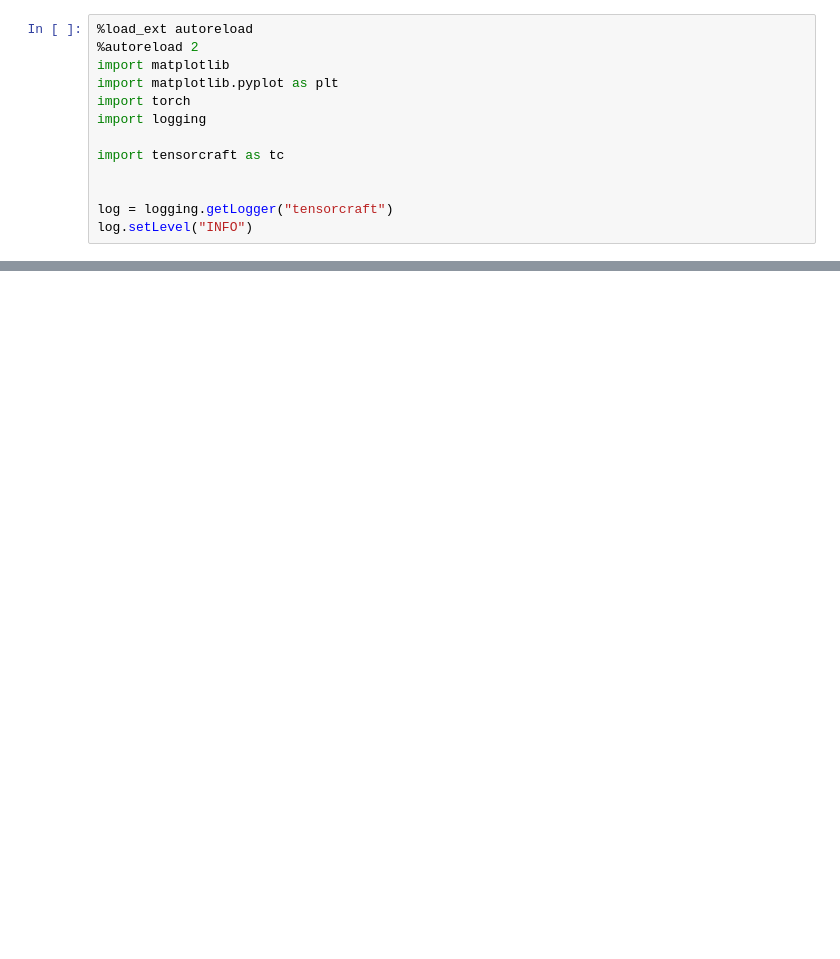
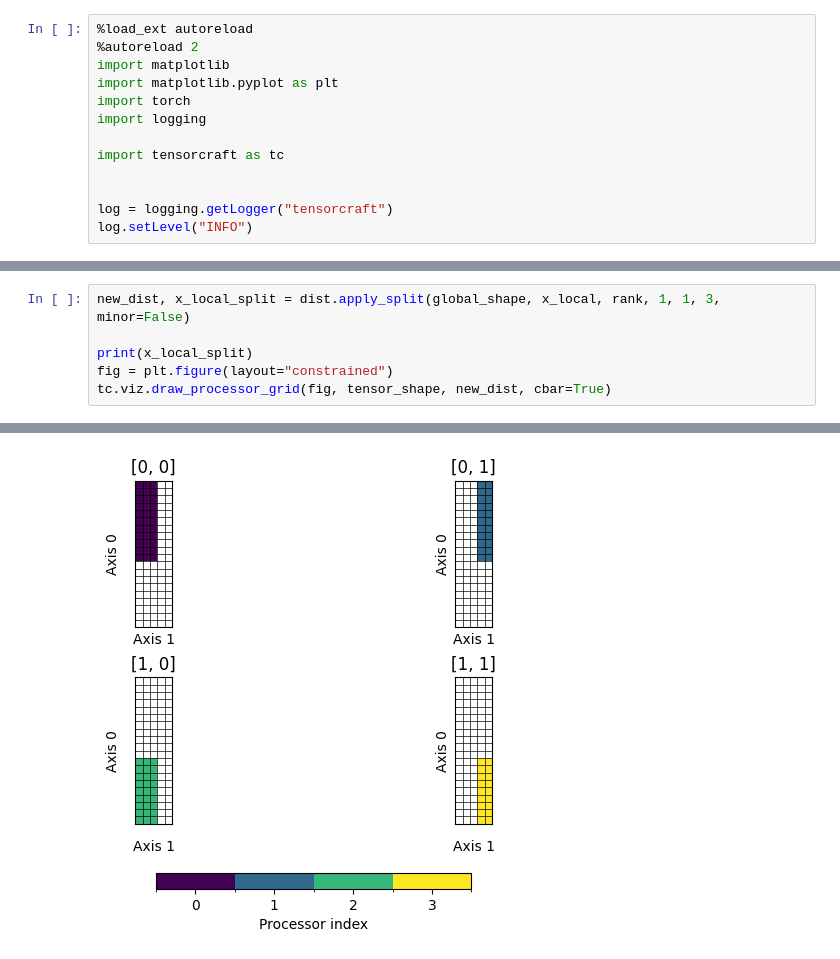
Before and after one commit to Helmholtz-AI-Energy/tensorcraft, a Jupyter notebook: notebooks/mpi/mad_mpi.ipynb, the cells around one changed output, grey strips where cells are left out. Cells and saved outputs as stored; diff of their text form; blank space fills up the shorter version.

```diff
--- a/notebooks/mpi/mad_mpi.ipynb
+++ b/notebooks/mpi/mad_mpi.ipynb
@@ -45,0 +48,7 @@ tensor([[ 0,  1,  4],
+# %%
+new_dist, x_local_split = dist.apply_split(global_shape, x_local, rank, 1, 1, 3, minor=False)
+
+print(x_local_split)
+fig = plt.figure(layout="constrained")
+tc.viz.draw_processor_grid(fig, tensor_shape, new_dist, cbar=True)
+# %% [output]
@@ -45,0 +72 @@ tensor([[ 0,  1,  4],
+[figure, added]
```
Also changed, not shown: parts of 2 cells of this notebook, 2 other files.
